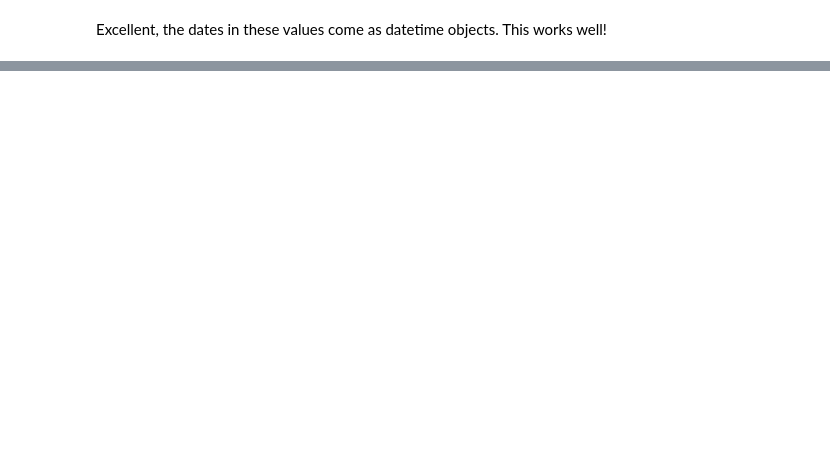
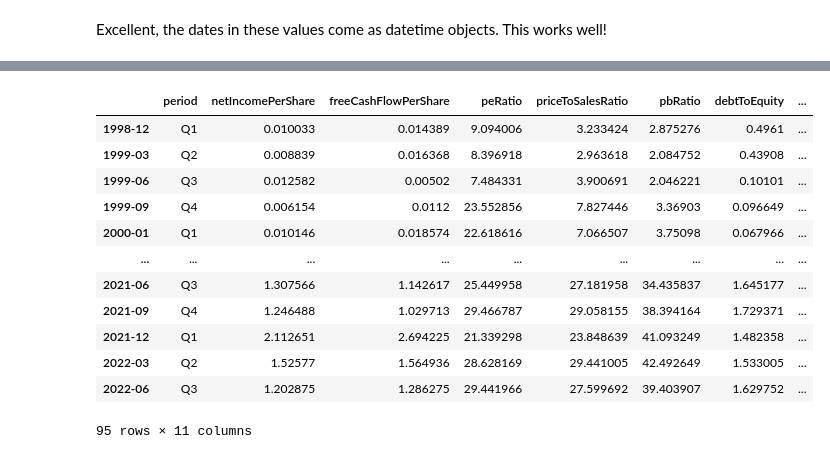
Before and after one commit to BenAltermatt/fundamental-analysis, a Jupyter notebook: data-preparation.ipynb, the cells around one changed output, grey strips where cells are left out. Cells and saved outputs as stored; diff of their text form; code cells hidden in the pictures; blank space fills up the shorter version.

```diff
--- a/data-preparation.ipynb
+++ b/data-preparation.ipynb
@@ -315,0 +442,42 @@ def calc_labels(ticker, start_date='1999-01-01', end_date='2022-01-01', spCloses
+# %%
+features = ['peRatio', 'netIncomePerShare', 'freeCashFlowPerShare', 'pbRatio', 'roe', 'payoutRatio', 'dividendYield', 'debtToEquity', 'priceToSalesRatio', 'quarter', 'period']
+
+# this is the quarter for which the stats were collected
+# meaning it should be associated with the labels from the
+# next quarter
+def calc_metrics_quarter(date):
+    quarter = ((date.month % 12) // 3 - 1) % 4 + 1
+    yearMod = 0
+    if quarter == 4 and date.month < 6:
+        yearMod == -1
+    return str(date.year + yearMod) + 'Q' + str(quarter)
+
+
+# this will get our metrics which will be used as part of our
+# feature set for our stocks
+def get_metrics(ticker, limit=95, feature_set_values=features):
+    metrics = fa.key_metrics(ticker, key, 'quarter', limit=95).transpose()
+    metrics['date'] = pd.to_datetime(metrics.index)
+    metrics['quarter'] = metrics['date'].map(calc_metrics_quarter)
+    metrics.drop(metrics.columns.difference(feature_set_values), axis=1, inplace=True)
+
+    return metrics[::-1]
+
+
+metrics = get_metrics('AAPL')
+
+metrics
+# %% [output]
+|  | period | netIncomePerShare | freeCashFlowPerShare | peRatio | priceToSalesRatio | pbRatio | debtToEquity | ... |
+| 1998-12 | Q1 | 0.010033 | 0.014389 | 9.094006 | 3.233424 | 2.875276 | 0.4961 | ... |
+| 1999-03 | Q2 | 0.008839 | 0.016368 | 8.396918 | 2.963618 | 2.084752 | 0.43908 | ... |
+| 1999-06 | Q3 | 0.012582 | 0.00502 | 7.484331 | 3.900691 | 2.046221 | 0.10101 | ... |
+| 1999-09 | Q4 | 0.006154 | 0.0112 | 23.552856 | 7.827446 | 3.36903 | 0.096649 | ... |
+| 2000-01 | Q1 | 0.010146 | 0.018574 | 22.618616 | 7.066507 | 3.75098 | 0.067966 | ... |
+| ... | ... | ... | ... | ... | ... | ... | ... | ... |
+| 2021-06 | Q3 | 1.307566 | 1.142617 | 25.449958 | 27.181958 | 34.435837 | 1.645177 | ... |
+| 2021-09 | Q4 | 1.246488 | 1.029713 | 29.466787 | 29.058155 | 38.394164 | 1.729371 | ... |
+| 2021-12 | Q1 | 2.112651 | 2.694225 | 21.339298 | 23.848639 | 41.093249 | 1.482358 | ... |
+| 2022-03 | Q2 | 1.52577 | 1.564936 | 28.628169 | 29.441005 | 42.492649 | 1.533005 | ... |
+| 2022-06 | Q3 | 1.202875 | 1.286275 | 29.441966 | 27.599692 | 39.403907 | 1.629752 | ... |
+95 rows × 11 columns
```
Also changed, not shown: parts of 14 cells of this notebook, 4 other files.
